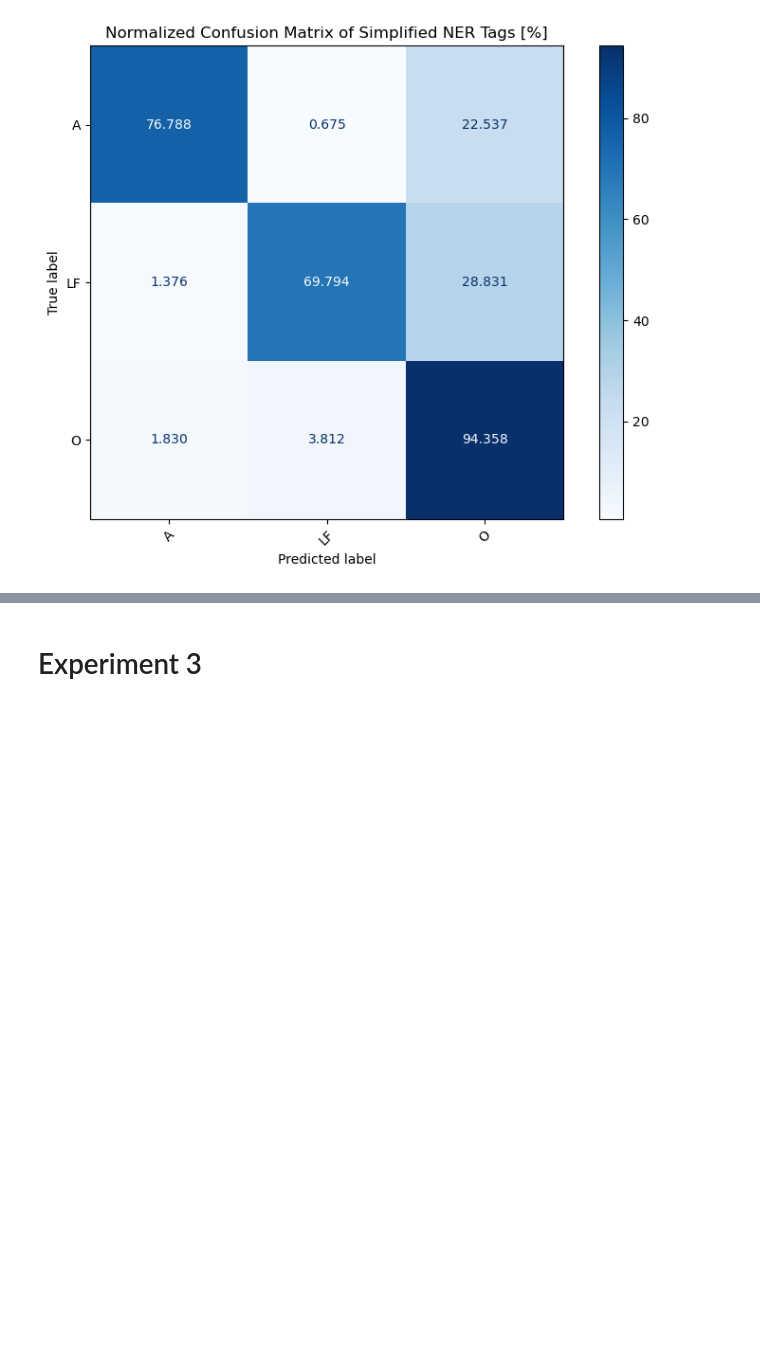
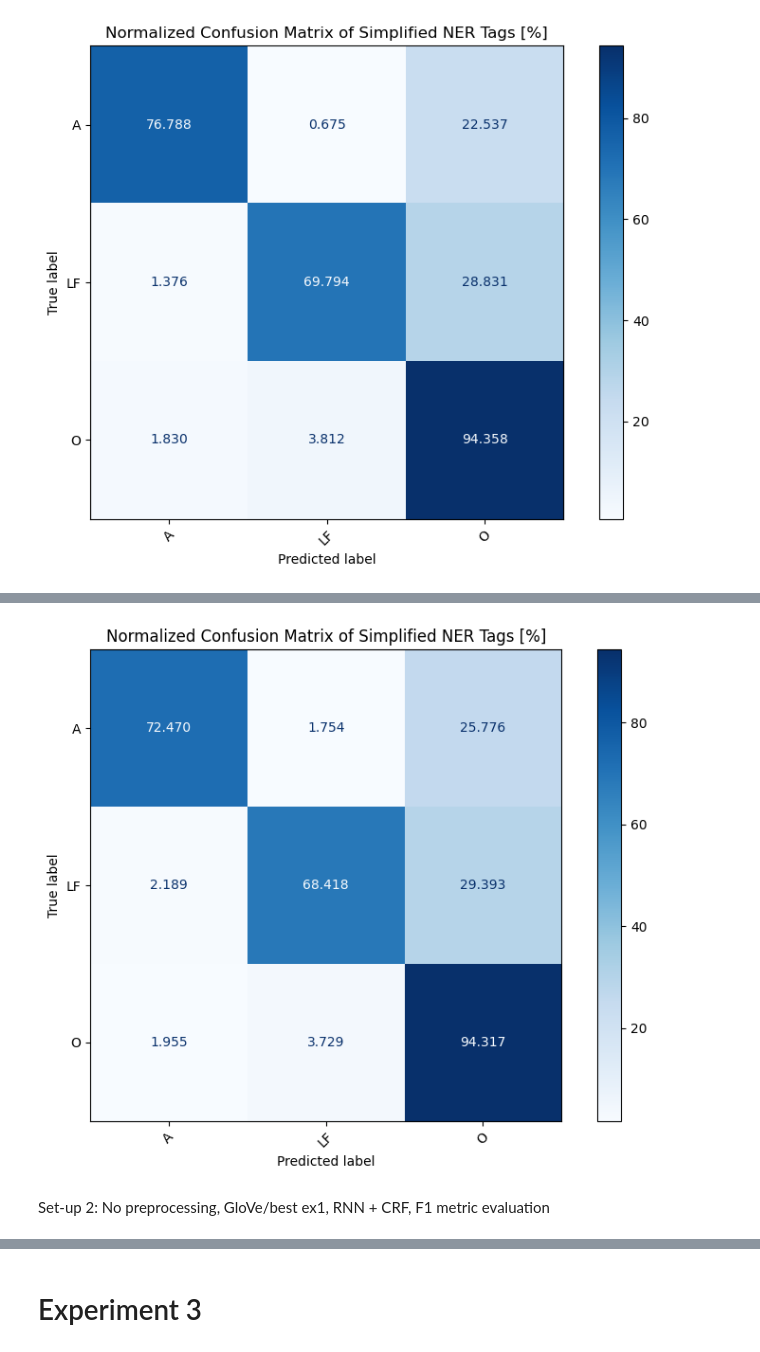
Before and after one commit to Michael-David-Lam/NLP-Final-Project, a Jupyter notebook: main.ipynb, the cells around one changed output, grey strips where cells are left out. Cells and saved outputs as stored; diff of their text form; code cells hidden in the pictures; blank space fills up the shorter version.

```diff
--- a/main.ipynb
+++ b/main.ipynb
@@ -748,0 +801,5 @@ plt.show()
+# %%
+from torchtext.vocab import GloVe
+
+
+glove = GloVe(name='6B', dim=300)
@@ -748,0 +932,12 @@ plt.show()
+# %%
+from seqeval.metrics import classification_report, f1_score
+y_pred = model.predict(X_test)
+y_pred_labels = np.argmax(y_pred, axis=-1)
+
+idx2tag = {i: t for i, t in enumerate(tag_encoder.classes_)}
+
+true_labels = [[idx2tag[idx] for idx in row if idx != -1] for row in y_test]
+pred_labels = [[idx2tag[idx] for idx in row[:len(true_labels[i])]] for i, row in enumerate(y_pred_labels)]
+
+print("F1 Score:", f1_score(true_labels, pred_labels))
+print(classification_report(true_labels, pred_labels))
@@ -748,0 +955,41 @@ plt.show()
+# %%
+import matplotlib.pyplot as plt
+from sklearn.metrics import confusion_matrix, ConfusionMatrixDisplay
+from sklearn.preprocessing import LabelEncoder
+
+# Flatten true and predicted labels
+flat_true = [label for seq in true_labels for label in seq]
+flat_pred = [label for seq in pred_labels for label in seq]
+
+# Simplify NER tags to 3 classes: A, LF, O
+def simplify(tag):
+    if tag == "B-AC":
+        return "A"
+    elif tag in ("B-LF", "I-LF"):
+        return "LF"
+    else:
+        return "O"
+
+flat_true_simplified = [simplify(tag) for tag in flat_true]
+flat_pred_simplified = [simplify(tag) for tag in flat_pred]
+
+# Label encode the simplified tags
+le = LabelEncoder()
+le.fit(["A", "LF", "O"])
+y_true_encoded = le.transform(flat_true_simplified)
+y_pred_encoded = le.transform(flat_pred_simplified)
+
+# Normalized confusion matrix (row-wise), then convert to percentage
+cm = confusion_matrix(y_true_encoded, y_pred_encoded, normalize='true') * 100
+
+# Plot
+fig, ax = plt.subplots(figsize=(8, 6))
+disp = ConfusionMatrixDisplay(confusion_matrix=cm, display_labels=le.classes_)
+disp.plot(cmap="Blues", ax=ax, values_format=".3f", xticks_rotation=45)
+plt.title("Normalized Confusion Matrix of Simplified NER Tags [%]")
+plt.tight_layout()
+plt.show()
+# %% [output]
+[figure, added]
+# %% [markdown]
+Set-up 2: No preprocessing, GloVe/best ex1, RNN + CRF, F1 metric evaluation
```
Also changed, not shown: parts of 38 cells of this notebook, 2 other files.
